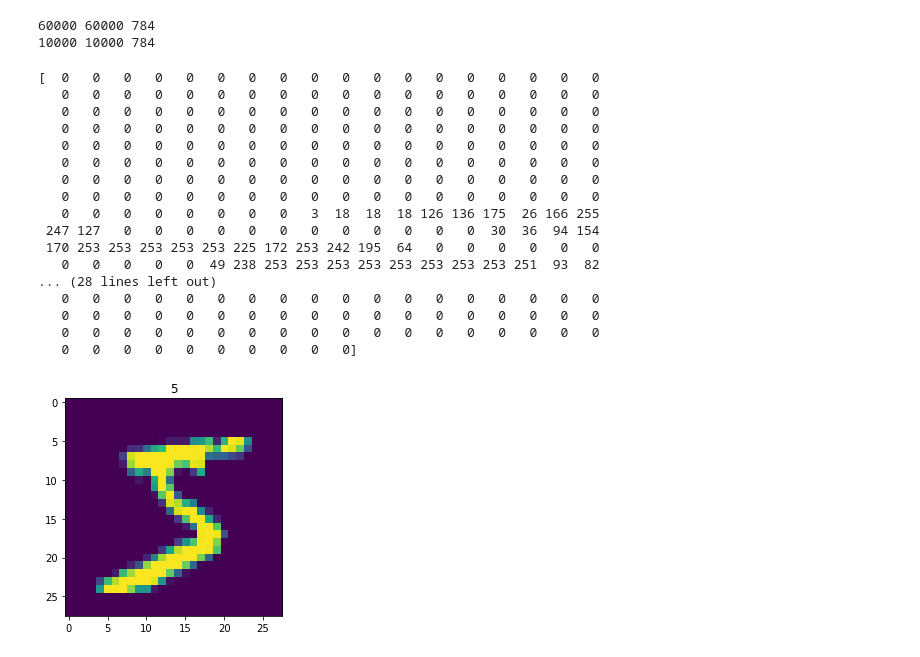
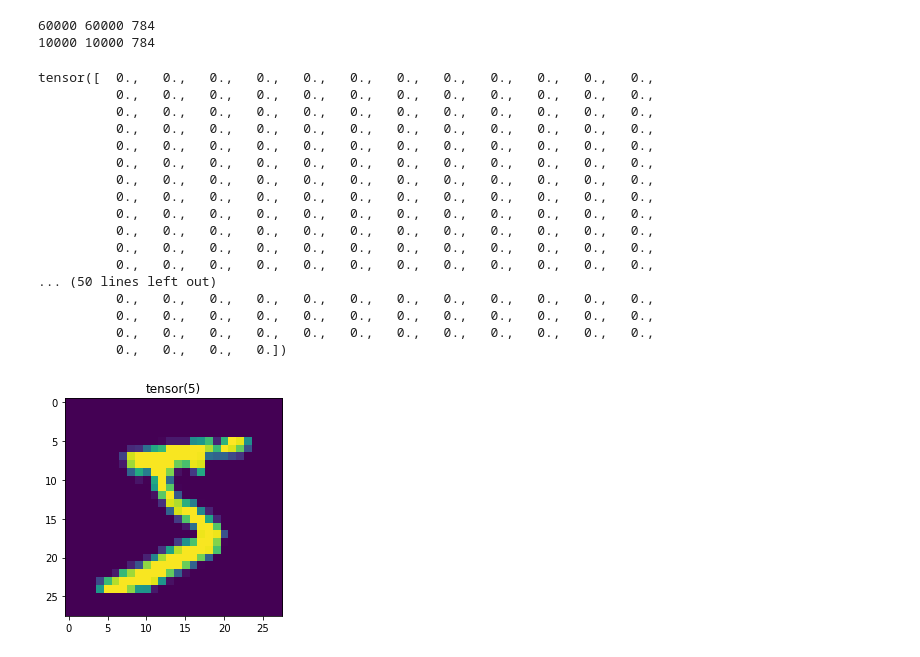
Before and after one commit to rmmartin02/OSRS_Research, a Jupyter notebook: MNIST_PyTorch/FirstTry.ipynb, the cells around one changed output. Saved outputs shown, nothing was run; the diff lists cells and outputs as text; code cells hidden in the pictures.

Commit message:
Got pytorch working, just needed to check tensor types were compatible

```diff
--- a/MNIST_PyTorch/FirstTry.ipynb
+++ b/MNIST_PyTorch/FirstTry.ipynb
@@ -5,13 +10,13 @@ import numpy as np
 # https://www.python-course.eu/neural_network_mnist.php
 with open('MNIST/mnist_train.csv','r') as f:
     lines = f.readlines()
-train_labels = np.array([int(a.split(',')[0]) for a in lines])
-train_images = np.array([list(map(int,a.split(',')[1:])) for a in lines])
+train_labels = torch.tensor([int(a.split(',')[0]) for a in lines]).long()
+train_images = torch.tensor([list(map(int,a.split(',')[1:])) for a in lines]).float()
 
 with open('MNIST/mnist_test.csv','r') as f:
     lines = f.readlines()
-test_labels = np.array([int(a.split(',')[0]) for a in lines])
-test_images = np.array([list(map(int,a.split(',')[1:])) for a in lines])
+test_labels = torch.tensor([int(a.split(',')[0]) for a in lines]).long()
+test_images = torch.tensor([list(map(int,a.split(',')[1:])) for a in lines]).float()
 # %%
 print(len(train_labels),len(train_images),len(train_images[0]))
 print(len(test_labels),len(test_images),len(test_images[0]))
@@ -21,24 +26,24 @@ print(len(test_labels),len(test_images),len(test_images[0]))
 # %%
 print(train_images[0])
 plt.imshow(train_images[0].reshape(28,28))
-plt.title(train_labels[0])
+plt.title(str(train_labels[0]))
 plt.show()
 # %% [output]
-[  0   0   0   0   0   0   0   0   0   0   0   0   0   0   0   0   0   0
-   0   0   0   0   0   0   0   0   0   0   0   0   0   0   0   0   0   0
-   0   0   0   0   0   0   0   0   0   0   0   0   0   0   0   0   0   0
-   0   0   0   0   0   0   0   0   0   0   0   0   0   0   0   0   0   0
-   0   0   0   0   0   0   0   0   0   0   0   0   0   0   0   0   0   0
-   0   0   0   0   0   0   0   0   0   0   0   0   0   0   0   0   0   0
-   0   0   0   0   0   0   0   0   0   0   0   0   0   0   0   0   0   0
-   0   0   0   0   0   0   0   0   0   0   0   0   0   0   0   0   0   0
-   0   0   0   0   0   0   0   0   3  18  18  18 126 136 175  26 166 255
- 247 127   0   0   0   0   0   0   0   0   0   0   0   0  30  36  94 154
- 170 253 253 253 253 253 225 172 253 242 195  64   0   0   0   0   0   0
-   0   0   0   0   0  49 238 253 253 253 253 253 253 253 253 251  93  82
-... (28 lines left out)
-   0   0   0   0   0   0   0   0   0   0   0   0   0   0   0   0   0   0
-   0   0   0   0   0   0   0   0   0   0   0   0   0   0   0   0   0   0
-   0   0   0   0   0   0   0   0   0   0   0   0   0   0   0   0   0   0
-   0   0   0   0   0   0   0   0   0   0]
+tensor([  0.,   0.,   0.,   0.,   0.,   0.,   0.,   0.,   0.,   0.,   0.,   0.,
+          0.,   0.,   0.,   0.,   0.,   0.,   0.,   0.,   0.,   0.,   0.,   0.,
+          0.,   0.,   0.,   0.,   0.,   0.,   0.,   0.,   0.,   0.,   0.,   0.,
+          0.,   0.,   0.,   0.,   0.,   0.,   0.,   0.,   0.,   0.,   0.,   0.,
+          0.,   0.,   0.,   0.,   0.,   0.,   0.,   0.,   0.,   0.,   0.,   0.,
+          0.,   0.,   0.,   0.,   0.,   0.,   0.,   0.,   0.,   0.,   0.,   0.,
+          0.,   0.,   0.,   0.,   0.,   0.,   0.,   0.,   0.,   0.,   0.,   0.,
+          0.,   0.,   0.,   0.,   0.,   0.,   0.,   0.,   0.,   0.,   0.,   0.,
+          0.,   0.,   0.,   0.,   0.,   0.,   0.,   0.,   0.,   0.,   0.,   0.,
+          0.,   0.,   0.,   0.,   0.,   0.,   0.,   0.,   0.,   0.,   0.,   0.,
+          0.,   0.,   0.,   0.,   0.,   0.,   0.,   0.,   0.,   0.,   0.,   0.,
+          0.,   0.,   0.,   0.,   0.,   0.,   0.,   0.,   0.,   0.,   0.,   0.,
+... (50 lines left out)
+          0.,   0.,   0.,   0.,   0.,   0.,   0.,   0.,   0.,   0.,   0.,   0.,
+          0.,   0.,   0.,   0.,   0.,   0.,   0.,   0.,   0.,   0.,   0.,   0.,
+          0.,   0.,   0.,   0.,   0.,   0.,   0.,   0.,   0.,   0.,   0.,   0.,
+          0.,   0.,   0.,   0.])
-[figure, old version]
+[figure, new version]
```
Also changed, not shown: parts of 19 cells of this notebook.
